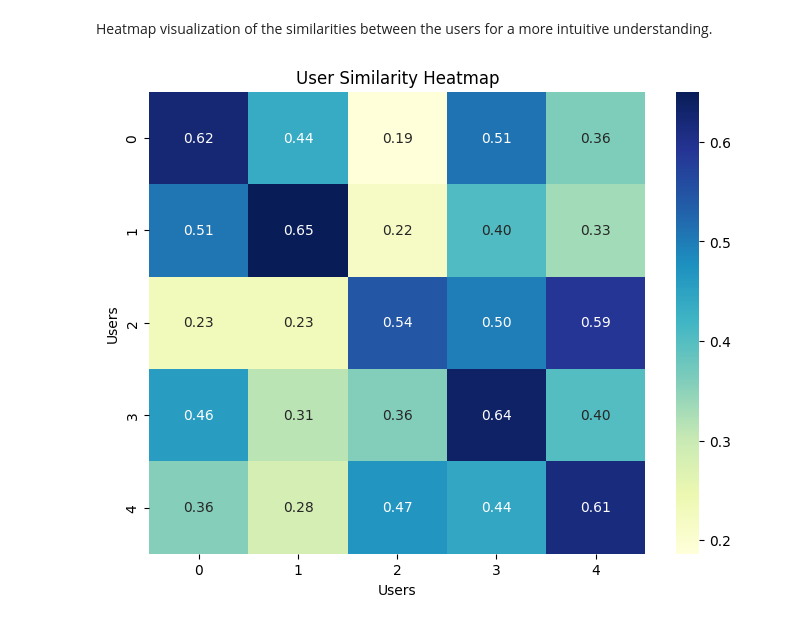
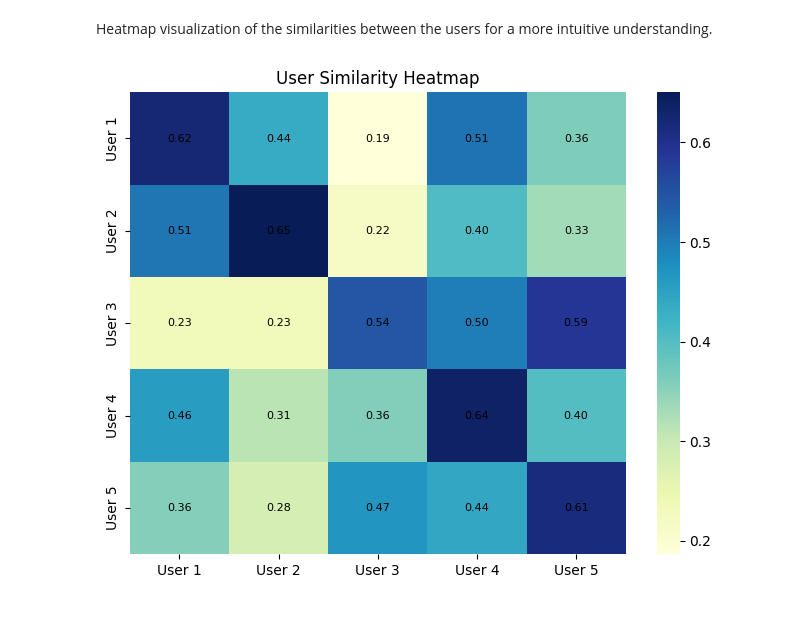
Before and after one commit to Equivocal-Richie/Linear_Algebra, a Jupyter notebook: Matrix_Arithmetic_Implementation.ipynb, the cells around one changed output. Cells and saved outputs as stored; diff of their text form; code cells hidden in the pictures.

```diff
--- a/Matrix_Arithmetic_Implementation.ipynb
+++ b/Matrix_Arithmetic_Implementation.ipynb
@@ -85,12 +92,11 @@ Heatmap visualization of the similarities between the users for a more intuitive
 # %%
 import seaborn as sns
 import matplotlib.pyplot as plt
 
 plt.figure(figsize=(8, 6))
-sns.heatmap(normalized_similarity, annot=True, cmap="YlGnBu", fmt=".2f")
+user_labels = ['User 1', 'User 2', 'User 3', 'User 4', 'User 5']
+sns.heatmap(normalized_similarity, xticklabels=user_labels, yticklabels=user_labels, annot=True, cmap="YlGnBu", fmt=".2f", annot_kws={"size": 8, "color": "black"})
 plt.title("User Similarity Heatmap")
-plt.xlabel("Users")
-plt.ylabel("Users")
 plt.show()
 # %% [output]
-[figure, old version]
+[figure, new version]
```
Also changed, not shown: parts of 1 cell of this notebook.
